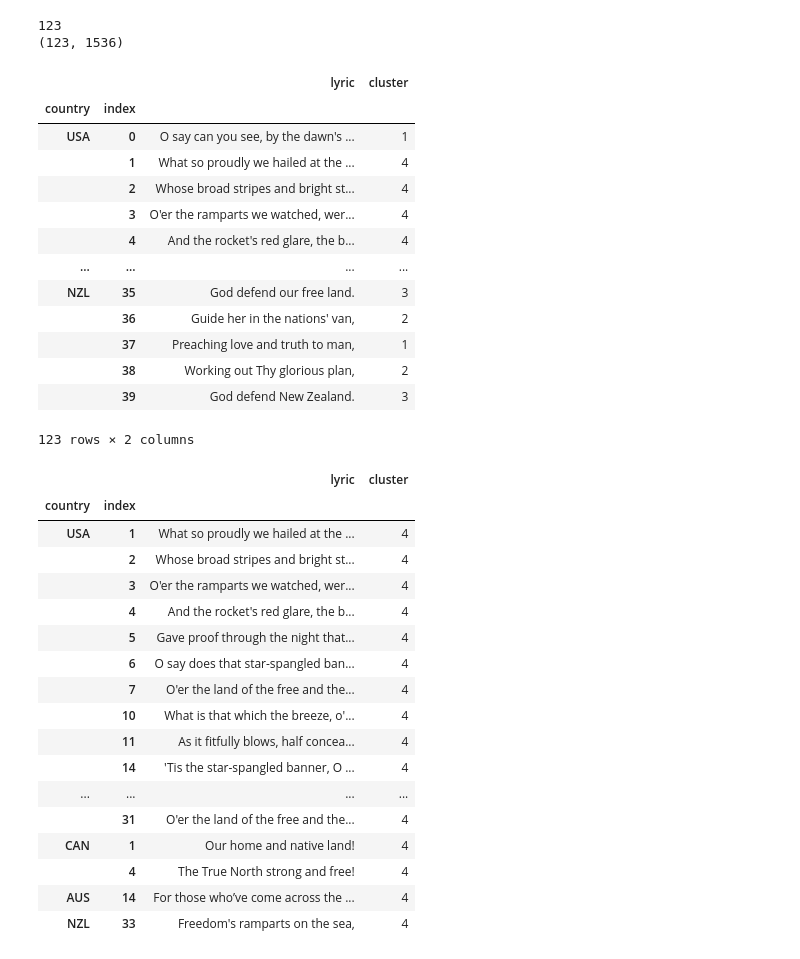
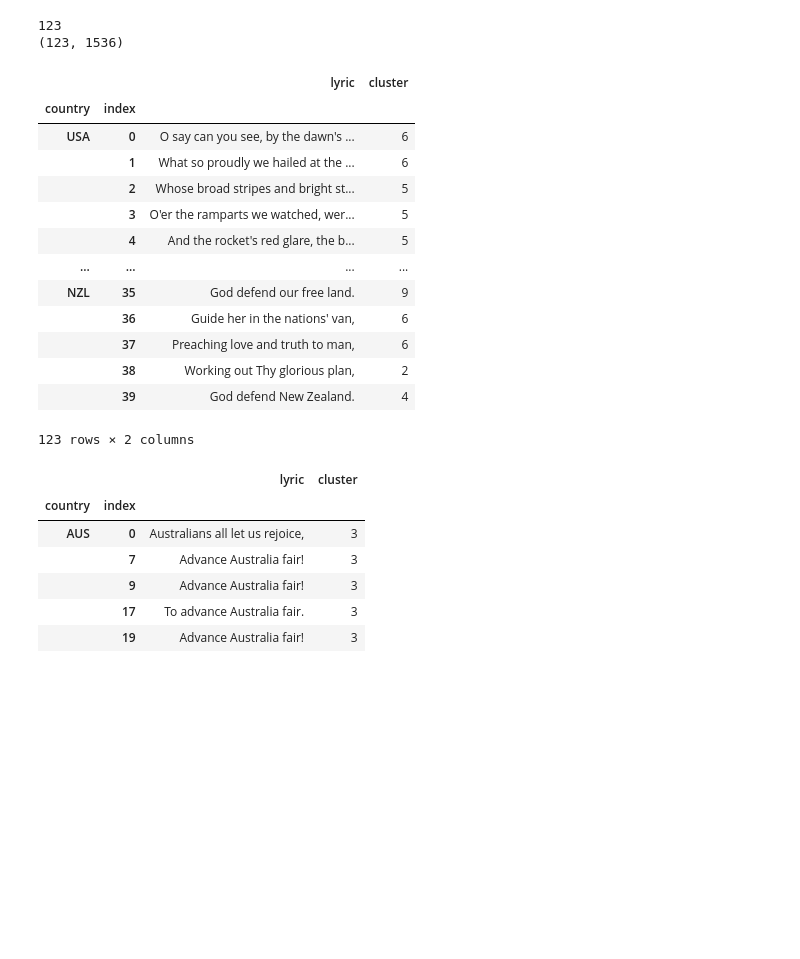
Before and after one commit to kebuhcah/openai-notebooks, a Jupyter notebook: anthem-embeddings.ipynb, the cells around one changed output. Drawn from its saved outputs; the diff is of its cells as text; code cells hidden in the pictures; blank space fills up the shorter version.

```diff
--- a/anthem-embeddings.ipynb
+++ b/anthem-embeddings.ipynb
@@ -109,7 +109,7 @@ print(anglo_embeddings.shape)
 123
 (123, 1536)
 # %%
-n_clusters = 5
+n_clusters = 10
 
 kmeans = KMeans(n_clusters=n_clusters, init="k-means++", random_state=42)
 kmeans.fit(anglo_embeddings)
@@ -118,36 +118,25 @@ anglo
 # %% [output]
 |  |  | lyric | cluster |
 | country | index |  |  |
-| USA | 0 | O say can you see, by the dawn's ... | 1 |
-|  | 1 | What so proudly we hailed at the ... | 4 |
-|  | 2 | Whose broad stripes and bright st... | 4 |
-|  | 3 | O'er the ramparts we watched, wer... | 4 |
-|  | 4 | And the rocket's red glare, the b... | 4 |
+| USA | 0 | O say can you see, by the dawn's ... | 6 |
+|  | 1 | What so proudly we hailed at the ... | 6 |
+|  | 2 | Whose broad stripes and bright st... | 5 |
+|  | 3 | O'er the ramparts we watched, wer... | 5 |
+|  | 4 | And the rocket's red glare, the b... | 5 |
 | ... | ... | ... | ... |
-| NZL | 35 | God defend our free land. | 3 |
-|  | 36 | Guide her in the nations' van, | 2 |
-|  | 37 | Preaching love and truth to man, | 1 |
+| NZL | 35 | God defend our free land. | 9 |
+|  | 36 | Guide her in the nations' van, | 6 |
+|  | 37 | Preaching love and truth to man, | 6 |
 |  | 38 | Working out Thy glorious plan, | 2 |
-|  | 39 | God defend New Zealand. | 3 |
+|  | 39 | God defend New Zealand. | 4 |
 123 rows × 2 columns
 # %%
-anglo[anglo['cluster'] == 4]
+anglo[anglo['cluster'] == 3]
 # %% [output]
 |  |  | lyric | cluster |
 | country | index |  |  |
-| USA | 1 | What so proudly we hailed at the ... | 4 |
-|  | 2 | Whose broad stripes and bright st... | 4 |
-|  | 3 | O'er the ramparts we watched, wer... | 4 |
-|  | 4 | And the rocket's red glare, the b... | 4 |
-|  | 5 | Gave proof through the night that... | 4 |
-|  | 6 | O say does that star-spangled ban... | 4 |
-|  | 7 | O'er the land of the free and the... | 4 |
-|  | 10 | What is that which the breeze, o'... | 4 |
-|  | 11 | As it fitfully blows, half concea... | 4 |
-|  | 14 | 'Tis the star-spangled banner, O ... | 4 |
-| ... | ... | ... | ... |
-|  | 31 | O'er the land of the free and the... | 4 |
-| CAN | 1 | Our home and native land! | 4 |
-|  | 4 | The True North strong and free! | 4 |
-| AUS | 14 | For those who’ve come across the ... | 4 |
-| NZL | 33 | Freedom's ramparts on the sea, | 4 |
+| AUS | 0 | Australians all let us rejoice, | 3 |
+|  | 7 | Advance Australia fair! | 3 |
+|  | 9 | Advance Australia fair! | 3 |
+|  | 17 | To advance Australia fair. | 3 |
+|  | 19 | Advance Australia fair! | 3 |
```
Also changed, not shown: parts of 3 cells of this notebook.
